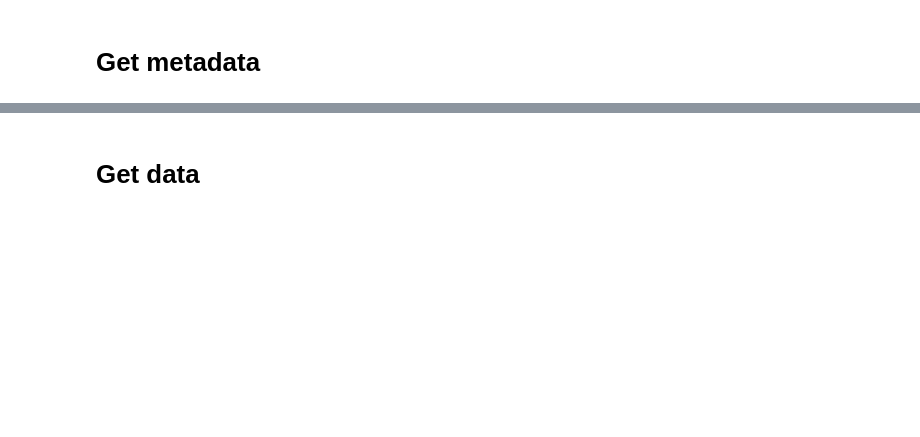
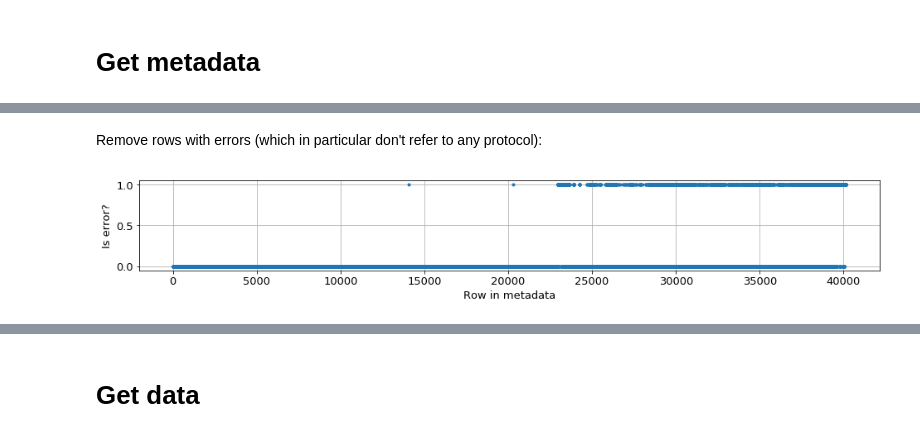
Before and after one commit to ruelian/KnessetClassifier, a Jupyter notebook: Loader.ipynb, the cells around one changed output, grey strips where cells are left out. Cells and saved outputs as stored; diff of their text form; code cells hidden in the pictures; blank space fills up the shorter version.

```diff
--- a/Loader.ipynb
+++ b/Loader.ipynb
@@ -36,7 +38,7 @@ import itertools
 from collections import Counter, OrderedDict
 from bidi import algorithm as bidi
 # %%
-mpl.rcParams.update({'font.size': 12})
+mpl.rcParams.update({'font.size': 13})
 # %% [markdown]
 # Get metadata
 # %%
@@ -50,0 +100,10 @@ meta.rename(columns={'DocumentCommitteeSessionID':'ID'}, inplace=True)
+# %% [markdown]
+Remove rows with errors (which in particular don't refer to any protocol):
+# %%
+plt.figure(figsize=(16,2))
+plt.plot([type(e) is str for e in meta.error], '.')
+plt.xlabel('Row in metadata')
+plt.ylabel('Is error?')
+plt.grid()
+# %% [output]
+[figure, added]
```
Also changed, not shown: parts of 24 cells of this notebook, 2 other files.
